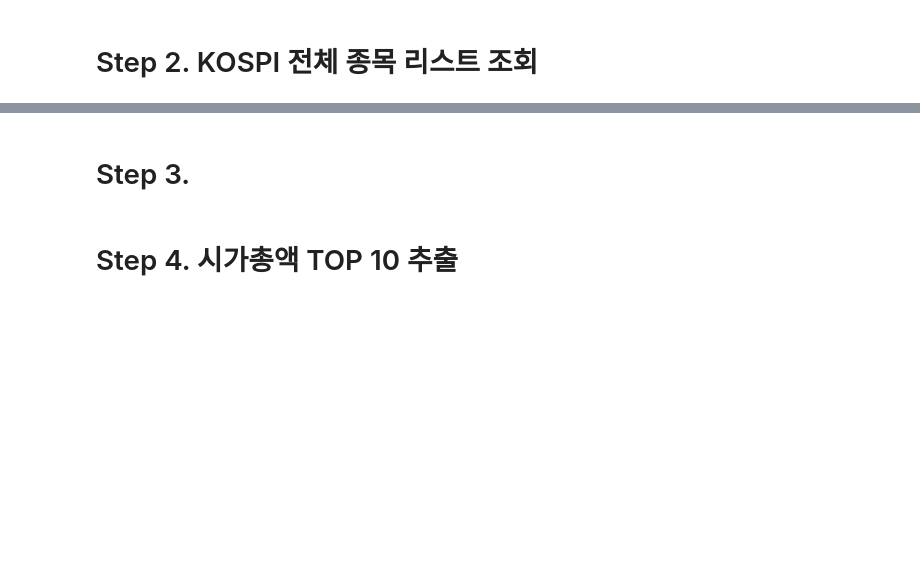
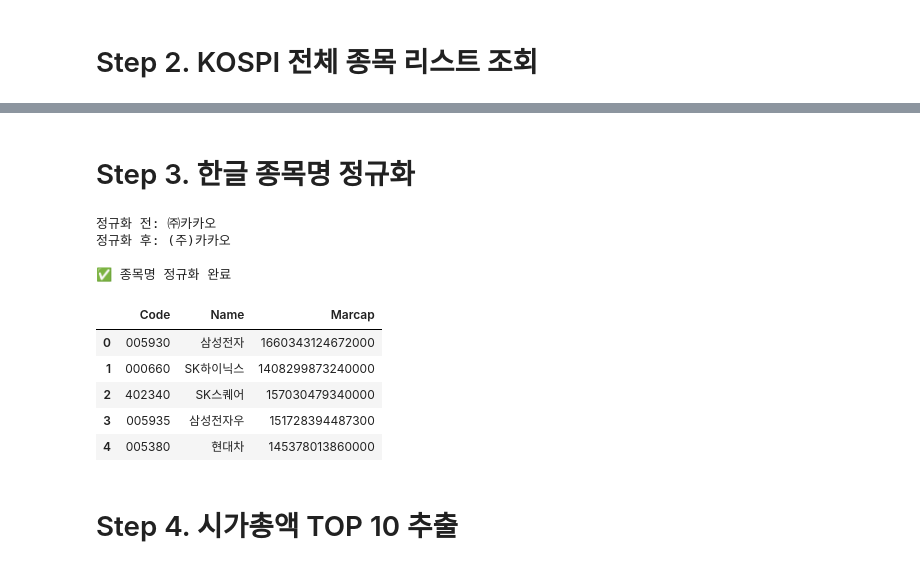
Before and after one commit to jeonghoe333-cloud/streamlit_labs, a Jupyter notebook: 11_kospi_notebook.ipynb, the cells around one changed output, grey strips where cells are left out. Saved outputs shown, nothing was run; the diff lists cells and outputs as text; code cells hidden in the pictures; blank space fills up the shorter version.

```diff
--- a/11_kospi_notebook.ipynb
+++ b/11_kospi_notebook.ipynb
@@ -33,5 +33,37 @@ df_market.head()
 # %% [markdown]
-# Step 3.
+# Step 3. 한글 종목명 정규화
+# %%
+# 정규화 전후 비교 예시
+# s1 = '삼성전자'           # NFC (일반적인 한글 입력)
+# s2 = '\u삼\u성\u전\u자'  # NFD (분해된 형태, 눈에는 같아 보임)
+
+def normalize_str(s):
+    return unicodedata.normalize('NFKC', s).strip()
+
+# 전각 문자 예시 (실제로 종목명에서 발생할 수 있는 케이스)
+test_cases = [
+    ('㈜카카오', '정규화 전'),
+    (normalize_str('㈜카카오'), '정규화 후'),
+]
+
+for text, label in test_cases:
+    print(f'{label}: {text}')
+
+# 실제 적용: df_market 종목명 전체 정규화
+df_market['Name'] = df_market['Name'].apply(normalize_str)
+print('\n✅ 종목명 정규화 완료')
+df_market[['Code', 'Name', 'Marcap']].head()
+# %% [output]
+정규화 전: ㈜카카오
+정규화 후: (주)카카오
+
+✅ 종목명 정규화 완료
+|  | Code | Name | Marcap |
+| 0 | 005930 | 삼성전자 | 1660343124672000 |
+| 1 | 000660 | SK하이닉스 | 1408299873240000 |
+| 2 | 402340 | SK스퀘어 | 157030479340000 |
+| 3 | 005935 | 삼성전자우 | 151728394487300 |
+| 4 | 005380 | 현대차 | 145378013860000 |
 # %% [markdown]
 # Step 4. 시가총액 TOP 10 추출
 # %%
```
Also changed, not shown: parts of 9 cells of this notebook, 1 other file.
